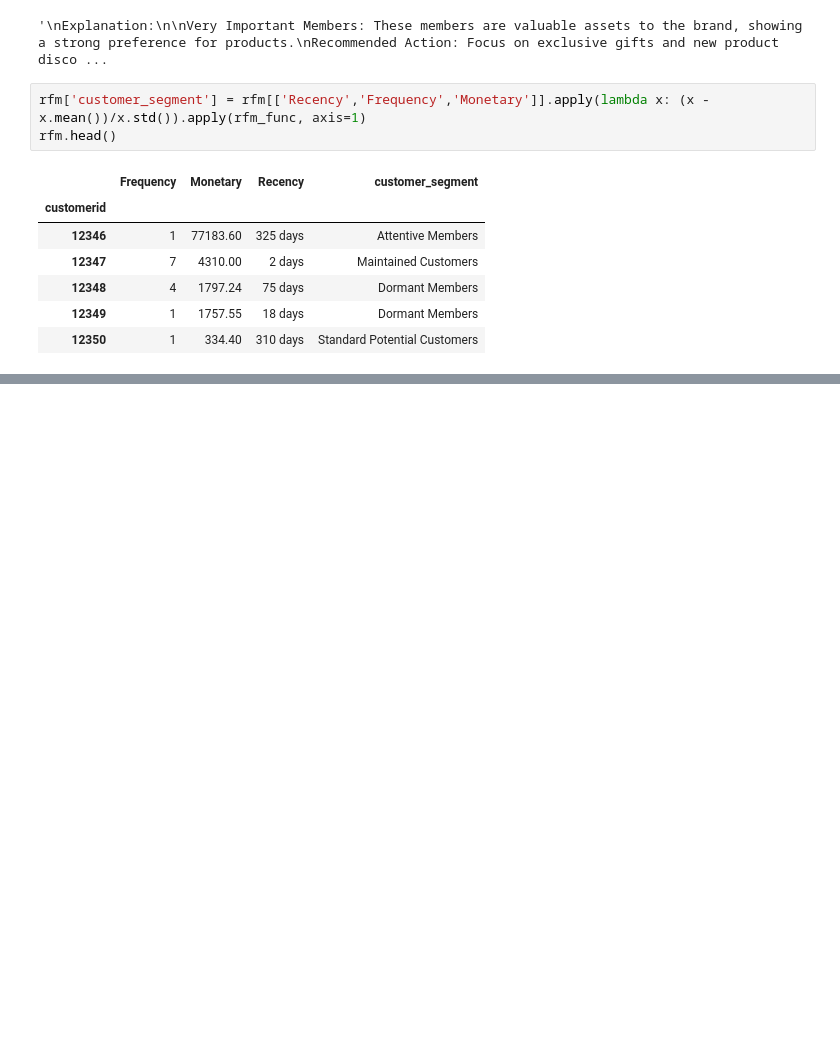
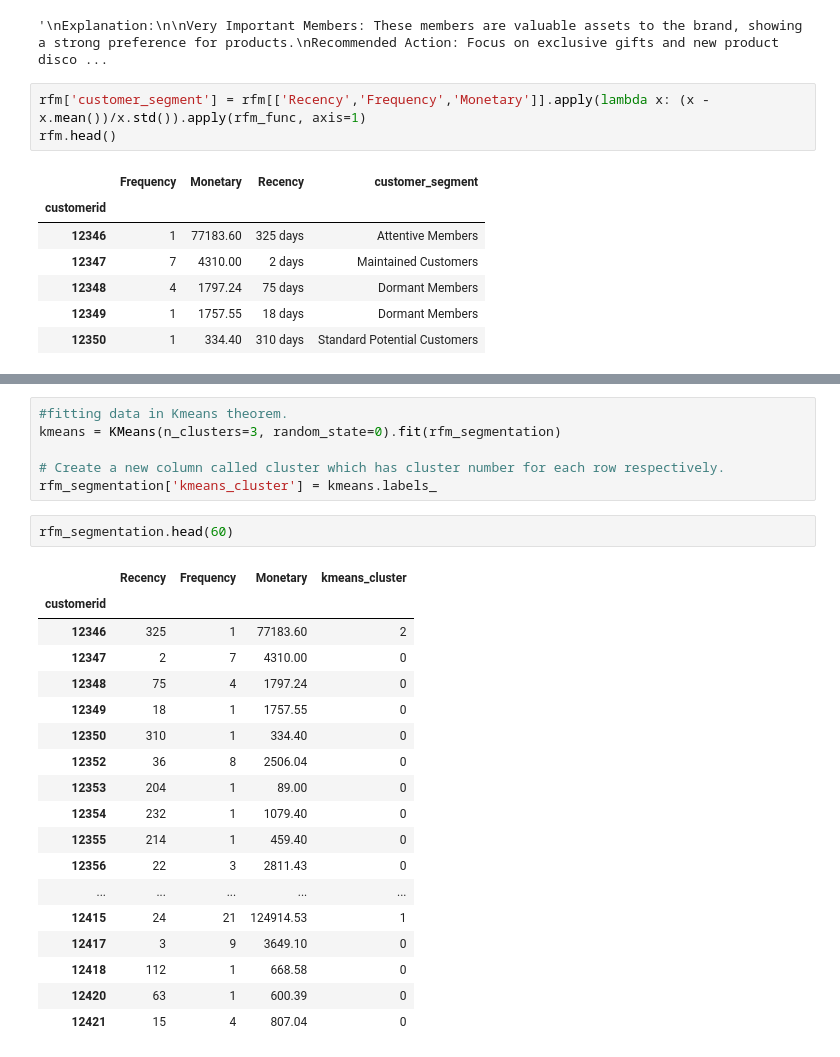
Before and after one commit to jia-jie-su/RFM-model, a Jupyter notebook: rfm_model_code.ipynb, the cells around one changed output, grey strips where cells are left out. Saved outputs shown, nothing was run; the diff lists cells and outputs as text; blank space fills up the shorter version.

```diff
--- a/rfm_model_code.ipynb
+++ b/rfm_model_code.ipynb
@@ -443,0 +447,27 @@ plt.show()
+# %%
+#fitting data in Kmeans theorem.
+kmeans = KMeans(n_clusters=3, random_state=0).fit(rfm_segmentation)
+
+# Create a new column called cluster which has cluster number for each row respectively.
+rfm_segmentation['kmeans_cluster'] = kmeans.labels_
+# %%
+rfm_segmentation.head(60)
+# %% [output]
+|  | Recency | Frequency | Monetary | kmeans_cluster |
+| customerid |  |  |  |  |
+| 12346 | 325 | 1 | 77183.60 | 2 |
+| 12347 | 2 | 7 | 4310.00 | 0 |
+| 12348 | 75 | 4 | 1797.24 | 0 |
+| 12349 | 18 | 1 | 1757.55 | 0 |
+| 12350 | 310 | 1 | 334.40 | 0 |
+| 12352 | 36 | 8 | 2506.04 | 0 |
+| 12353 | 204 | 1 | 89.00 | 0 |
+| 12354 | 232 | 1 | 1079.40 | 0 |
+| 12355 | 214 | 1 | 459.40 | 0 |
+| 12356 | 22 | 3 | 2811.43 | 0 |
+| ... | ... | ... | ... | ... |
+| 12415 | 24 | 21 | 124914.53 | 1 |
+| 12417 | 3 | 9 | 3649.10 | 0 |
+| 12418 | 112 | 1 | 668.58 | 0 |
+| 12420 | 63 | 1 | 600.39 | 0 |
+| 12421 | 15 | 4 | 807.04 | 0 |
```
Also changed, not shown: parts of 7 cells of this notebook.
